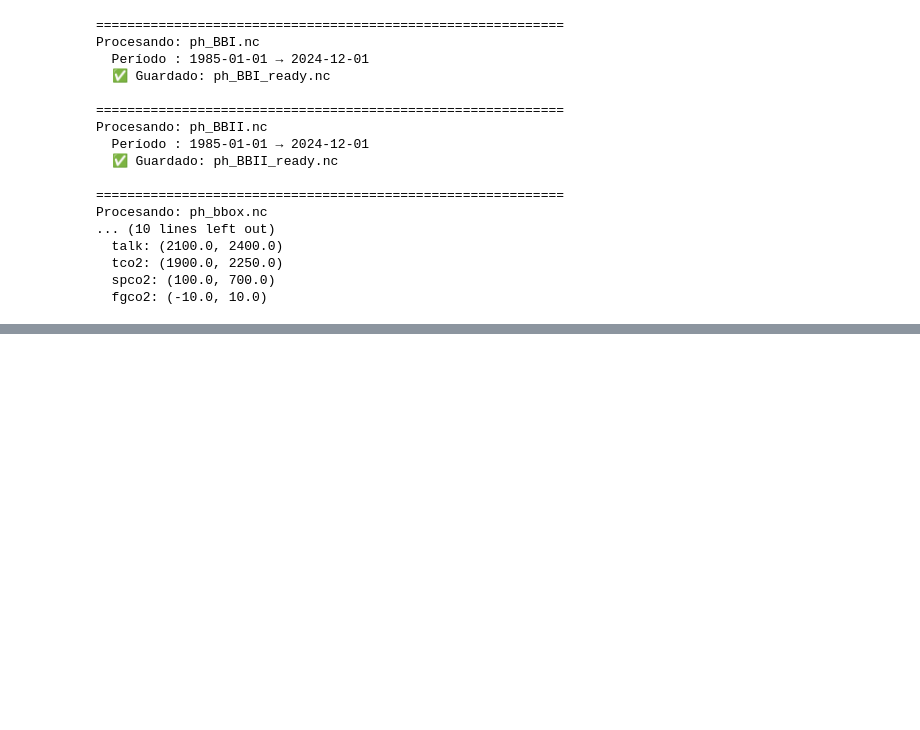
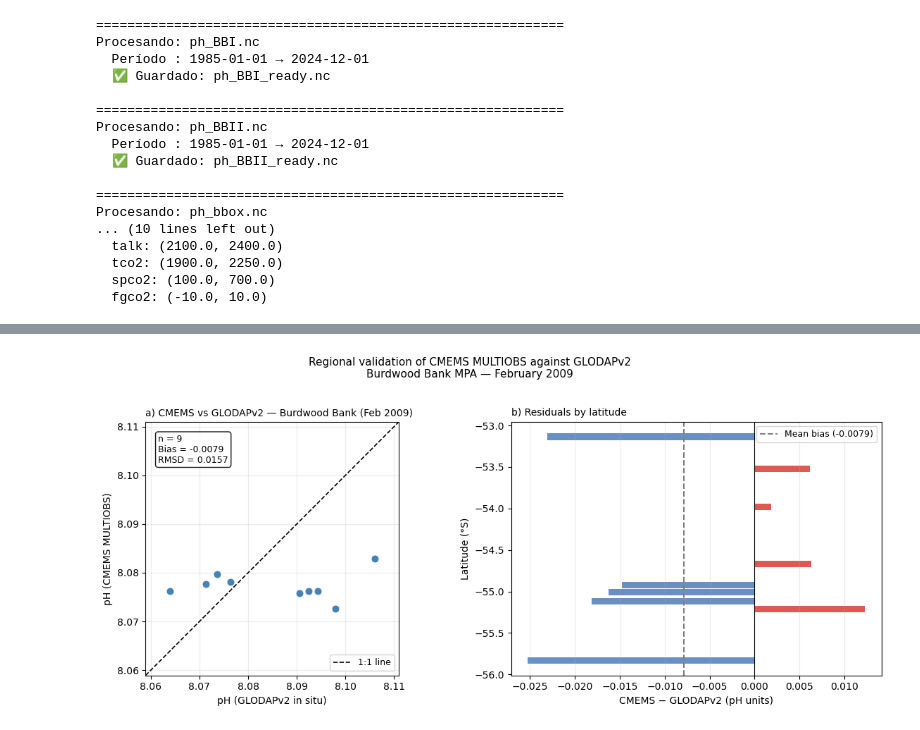
Before and after one commit to gimoran/BB_stress_paper, a Jupyter notebook: notebooks/01c_preprocess_data.ipynb, the cells around one changed output, grey strips where cells are left out. Cells and saved outputs as stored; diff of their text form; code cells hidden in the pictures; blank space fills up the shorter version.

```diff
--- a/notebooks/01c_preprocess_data.ipynb
+++ b/notebooks/01c_preprocess_data.ipynb
@@ -233,0 +237,7 @@ Procesando: ph_bbox.nc
+# %%
+import pandas as pd
+
+glodap_path = r"G:/Mi unidad/CIC/DATOS/Glodap/GLODAPv22022AtlanticOcean.csv"
+df_glodap = pd.read_csv(glodap_path, comment="#")
+print(df_glodap.columns.tolist())
+print(df_glodap.head(3))
@@ -233,0 +282,7 @@ Procesando: ph_bbox.nc
+# %%
+df_valid = df_bb[df_bb["G2phtsinsitutp"] != -9999][
+    ["G2year", "G2month", "G2latitude", "G2longitude",
+     "G2depth", "G2phtsinsitutp", "G2tco2", "G2talk"]
+].copy()
+
+print(df_valid.to_string(index=False))
@@ -233,0 +358,75 @@ Procesando: ph_bbox.nc
+# %%
+FIGURES_DIR   = os.path.join(BASE_DIR, "figures")
+# %%
+import matplotlib.pyplot as plt
+import numpy as np
+import pandas as pd
+
+# df_comp ya está calculado en la celda anterior
+
+fig, axes = plt.subplots(1, 2, figsize=(12, 5))
+
+# =============================================================================
+# Panel 1: Scatter GLODAP vs CMEMS
+# =============================================================================
+ax = axes[0]
+
+ax.scatter(df_comp["pH_GLODAP"], df_comp["pH_CMEMS"],
+           color="steelblue", s=60, zorder=3, edgecolors="white", lw=0.5)
+
+# Línea 1:1
+lim_min = min(df_comp["pH_GLODAP"].min(), df_comp["pH_CMEMS"].min()) - 0.005
+lim_max = max(df_comp["pH_GLODAP"].max(), df_comp["pH_CMEMS"].max()) + 0.005
+ax.plot([lim_min, lim_max], [lim_min, lim_max],
+        color="black", lw=1.2, linestyle="--", label="1:1 line", zorder=2)
+
+# Estadísticas
+bias = df_comp["diff"].mean()
+rmsd = (df_comp["diff"]**2).mean()**0.5
+ax.text(0.05, 0.95,
+        f"n = {len(df_comp)}\nBias = {bias:+.4f}\nRMSD = {rmsd:.4f}",
+        transform=ax.transAxes, fontsize=9, va="top",
+        bbox=dict(boxstyle="round,pad=0.3", fc="white", alpha=0.9))
+
+ax.set_xlabel("pH (GLODAPv2 in situ)", fontsize=10)
+ax.set_ylabel("pH (CMEMS MULTIOBS)", fontsize=10)
+ax.set_title("a) CMEMS vs GLODAPv2 — Burdwood Bank (Feb 2009)",
+             fontsize=10, loc="left")
+ax.legend(fontsize=9)
+ax.grid(alpha=0.25)
+ax.set_xlim(lim_min, lim_max)
+ax.set_ylim(lim_min, lim_max)
+ax.set_aspect("equal")
+
+# =============================================================================
+# Panel 2: Diferencias por latitud
+# =============================================================================
+ax = axes[1]
+
+ax.barh(df_comp["lat"], df_comp["diff"],
+        color=["#d73027" if d > 0 else "#4575b4" for d in df_comp["diff"]],
+        alpha=0.8, height=0.08)
+ax.axvline(0,    color="black", lw=0.8)
+ax.axvline(bias, color="gray",  lw=1.5, linestyle="--",
+           label=f"Mean bias ({bias:+.4f})")
+
+ax.set_xlabel("CMEMS − GLODAPv2 (pH units)", fontsize=10)
+ax.set_ylabel("Latitude (°S)", fontsize=10)
+ax.set_title("b) Residuals by latitude",
+             fontsize=10, loc="left")
+ax.legend(fontsize=9)
+ax.grid(alpha=0.25, axis="x")
+
+plt.suptitle(
+    "Regional validation of CMEMS MULTIOBS against GLODAPv2\n"
+    "Burdwood Bank MPA — February 2009",
+    fontsize=11, y=1.02
+)
+
+plt.tight_layout()
+plt.savefig(os.path.join(FIGURES_DIR, "FigS_validation.png"),
+            dpi=300, bbox_inches="tight")
+plt.show()
+print("✅ FigS_validation.png guardada")
+# %% [output]
+[figure, added]
```
Also changed, not shown: parts of 17 cells of this notebook, 1 other file.
